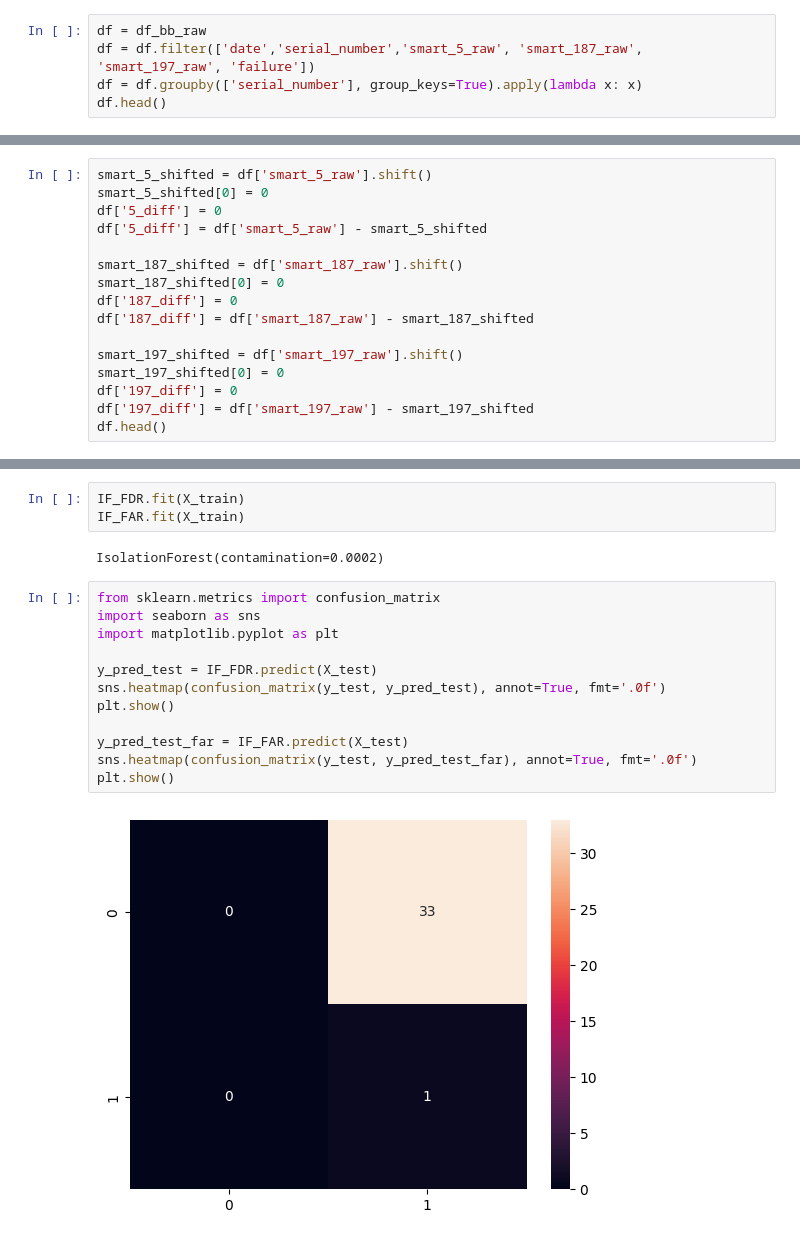
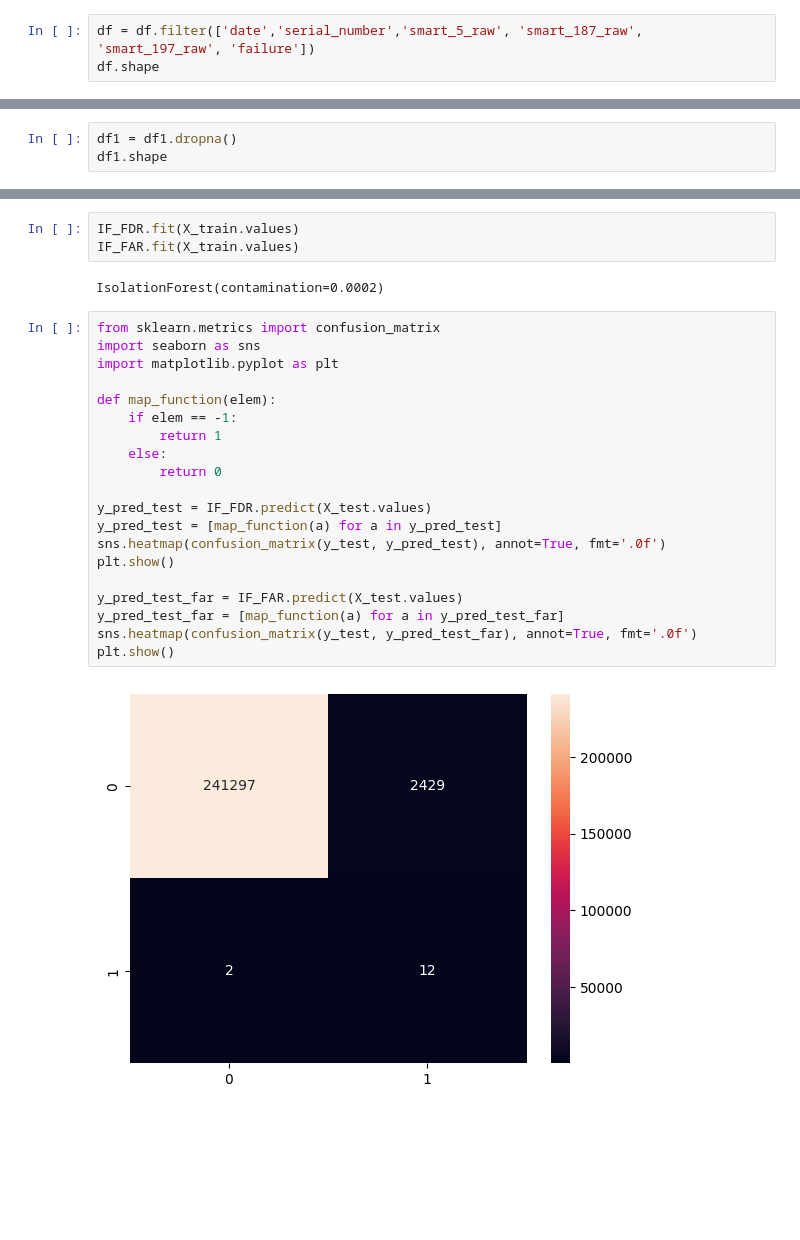
Before and after one commit to katevi/Hard-drive-failure-prediction, a Jupyter notebook: anomaly_detection_IF.ipynb, the cells around one changed output, grey strips where cells are left out. Cells and saved outputs as stored; diff of their text form; blank space fills up the shorter version.

```diff
--- a/anomaly_detection_IF.ipynb
+++ b/anomaly_detection_IF.ipynb
@@ -80,6 +31,4 @@ df_bb_raw.shape
 # %%
-df = df_bb_raw
 df = df.filter(['date','serial_number','smart_5_raw', 'smart_187_raw', 'smart_197_raw', 'failure'])
-df = df.groupby(['serial_number'], group_keys=True).apply(lambda x: x)
-df.head()
+df.shape
 # %% [output]
@@ -93,16 +35,0 @@ df.head()
-# %%
-smart_5_shifted = df['smart_5_raw'].shift()
-smart_5_shifted[0] = 0
-df['5_diff'] = 0
-df['5_diff'] = df['smart_5_raw'] - smart_5_shifted
-
-smart_187_shifted = df['smart_187_raw'].shift()
-smart_187_shifted[0] = 0
-df['187_diff'] = 0
-df['187_diff'] = df['smart_187_raw'] - smart_187_shifted
-
-smart_197_shifted = df['smart_197_raw'].shift()
-smart_197_shifted[0] = 0
-df['197_diff'] = 0
-df['197_diff'] = df['smart_197_raw'] - smart_197_shifted
-df.head()
@@ -131,0 +173,3 @@ Name: 5_diff, Length: 112, dtype: int64
+# %%
+df1 = df1.dropna()
+df1.shape
@@ -161,19 +231,27 @@ See the caveats in the documentation: https://pandas.pydata.org/pandas-docs/stab
 # %%
-IF_FDR.fit(X_train)
-IF_FAR.fit(X_train)
+IF_FDR.fit(X_train.values)
+IF_FAR.fit(X_train.values)
 # %% [output]
 IsolationForest(contamination=0.0002)
 # %%
 from sklearn.metrics import confusion_matrix
 import seaborn as sns
 import matplotlib.pyplot as plt
 
-y_pred_test = IF_FDR.predict(X_test)
+def map_function(elem):
+    if elem == -1:
+        return 1
+    else:
+        return 0
+
+y_pred_test = IF_FDR.predict(X_test.values)
+y_pred_test = [map_function(a) for a in y_pred_test]
 sns.heatmap(confusion_matrix(y_test, y_pred_test), annot=True, fmt='.0f')
 plt.show()
 
-y_pred_test_far = IF_FAR.predict(X_test)
+y_pred_test_far = IF_FAR.predict(X_test.values)
+y_pred_test_far = [map_function(a) for a in y_pred_test_far]
 sns.heatmap(confusion_matrix(y_test, y_pred_test_far), annot=True, fmt='.0f')
 plt.show()
 # %% [output]
-[figure, old version]
+[figure, new version]
```
Also changed, not shown: parts of 36 cells of this notebook.
